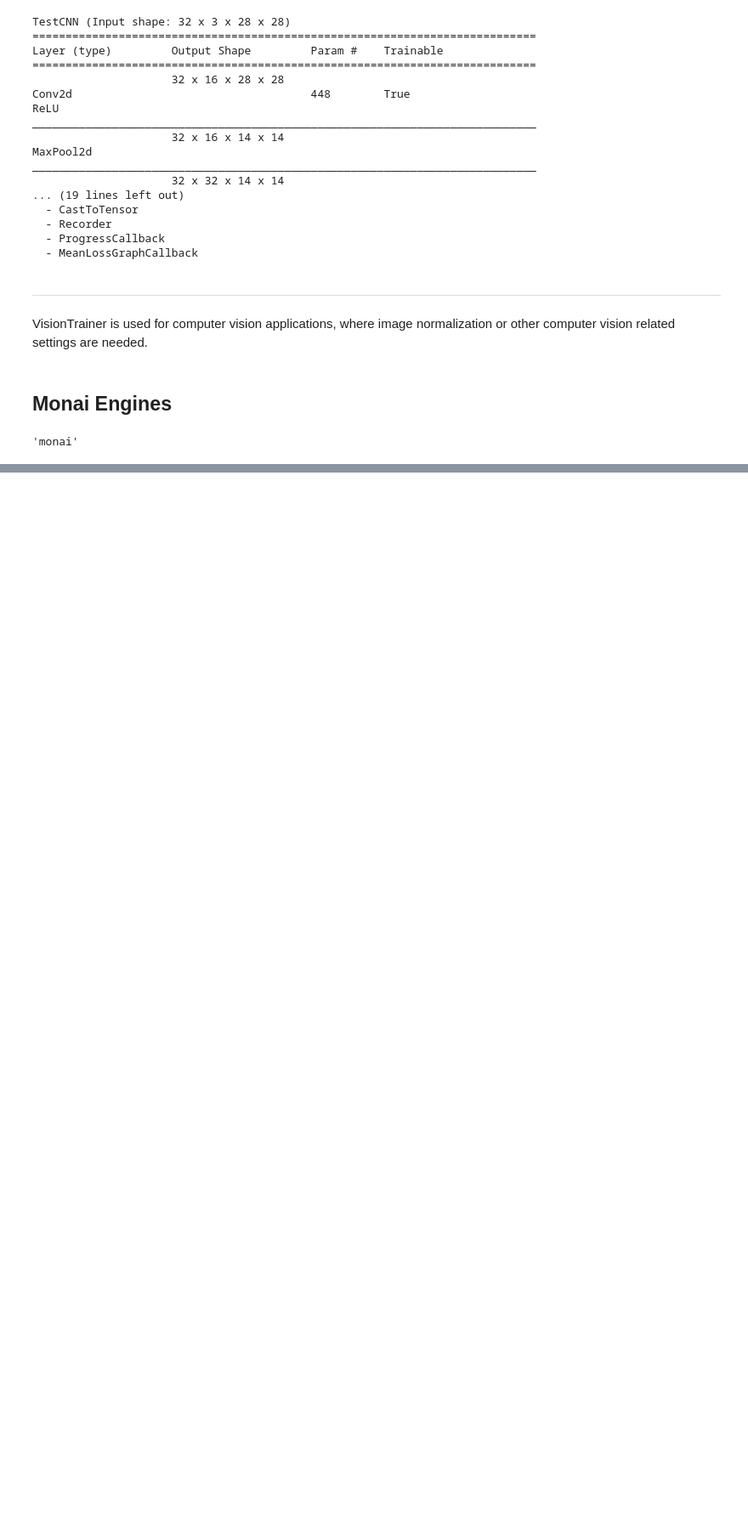
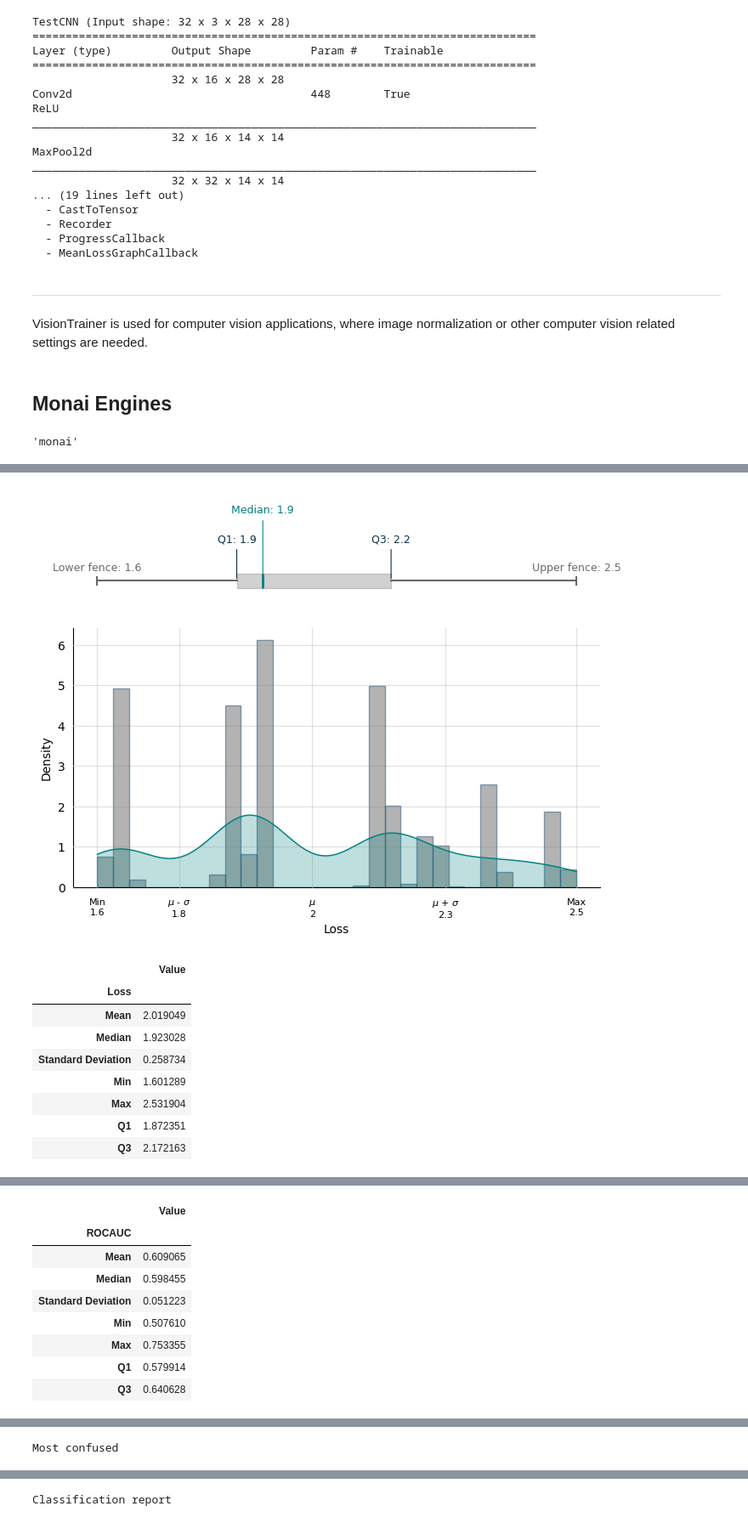
Before and after one commit to deepCLEM/bonsai, a Jupyter notebook: nbs/080_engines.ipynb, the cells around one changed output, grey strips where cells are left out. Shown at 85% size. Saved outputs shown, nothing was run; the diff lists cells and outputs as text; code cells hidden in the pictures; blank space fills up the shorter version.

```diff
--- a/nbs/080_engines.ipynb
+++ b/nbs/080_engines.ipynb
@@ -3127,2 +3420,13 @@ Training summary Total time: 4.544 s Best epoch (ROCAUC): 2, 0.574183 ROCAUC: 0.
 # %%
-val_res = monai_biotrainer.evaluate(with_loss=True)
+val_res = monai_biotrainer.evaluate(with_loss=True, with_metrics=True, classification_report=True)
+# %% [output]
+[figure, added]
+|  | Value |
+| Loss |  |
+| Mean | 2.019049 |
+| Median | 1.923028 |
+| Standard Deviation | 0.258734 |
+| Min | 1.601289 |
+| Max | 2.531904 |
+| Q1 | 1.872351 |
+| Q3 | 2.172163 |
@@ -3128,0 +3434,9 @@ val_res = monai_biotrainer.evaluate(with_loss=True)
+|  | Value |
+| ROCAUC |  |
+| Mean | 0.609065 |
+| Median | 0.598455 |
+| Standard Deviation | 0.051223 |
+| Min | 0.507610 |
+| Max | 0.753355 |
+| Q1 | 0.579914 |
+| Q3 | 0.640628 |
@@ -3128,0 +3444 @@ val_res = monai_biotrainer.evaluate(with_loss=True)
+Most confused
@@ -3128,0 +3453 @@ val_res = monai_biotrainer.evaluate(with_loss=True)
+Classification report
```
Also changed, not shown: parts of 36 cells of this notebook, 4 other files.
